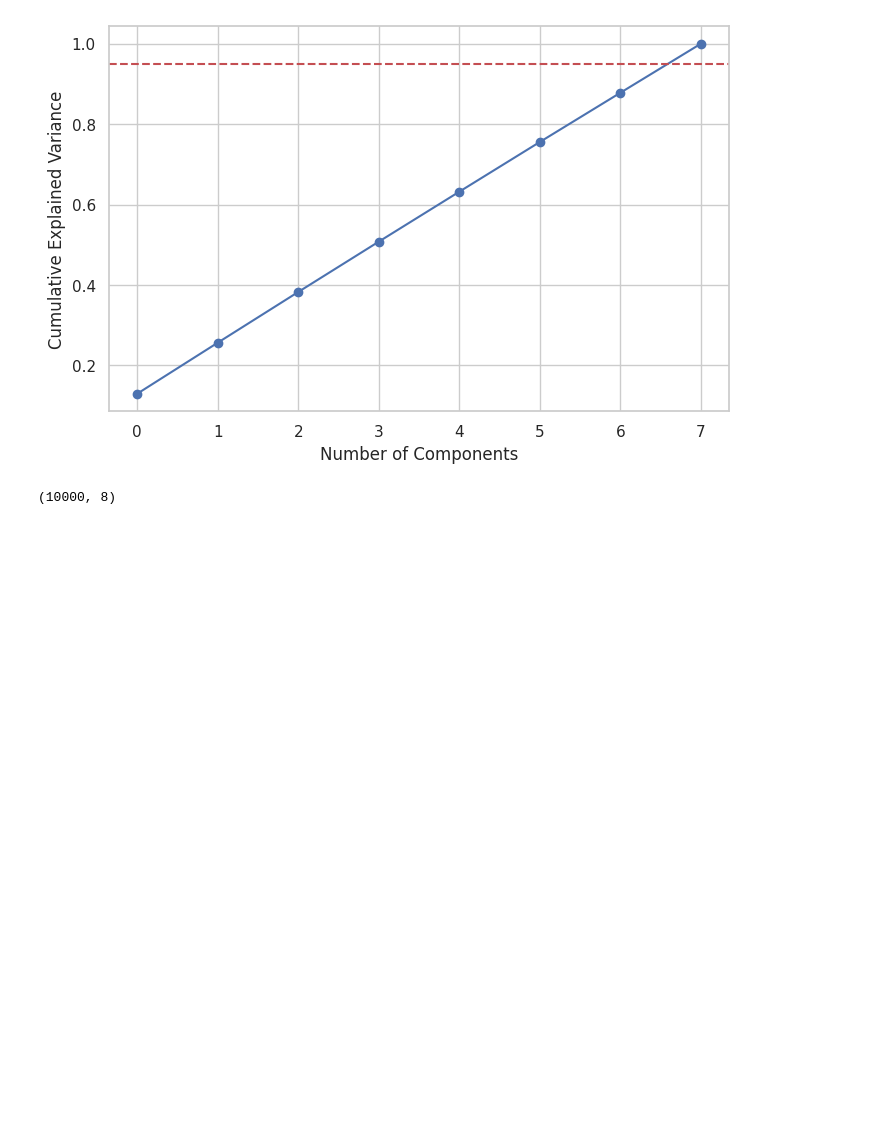
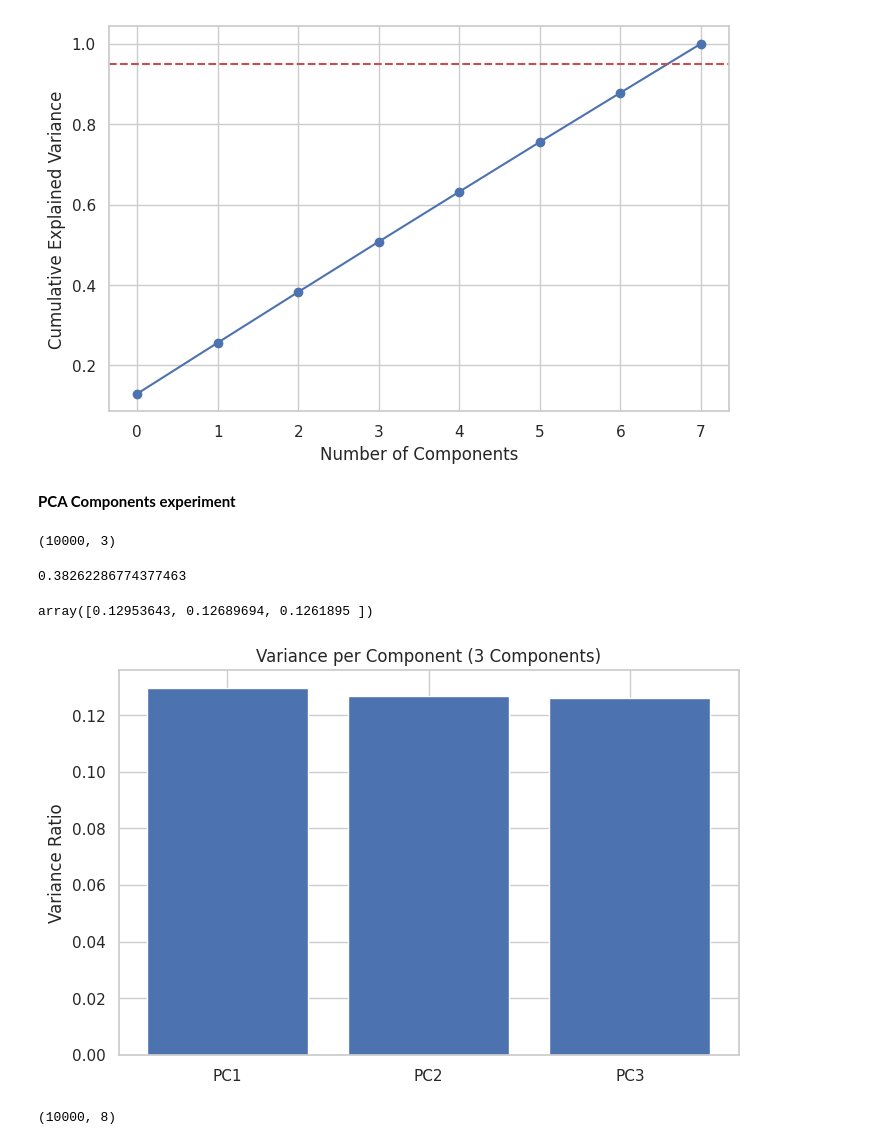
Before and after one commit to YamenObeidat/Activity-3--DBSCAN-PCA, a Jupyter notebook: final_project_2.ipynb, the cells around one changed output. Cells and saved outputs as stored; diff of their text form; code cells hidden in the pictures; blank space fills up the shorter version.

```diff
--- a/final_project_2.ipynb
+++ b/final_project_2.ipynb
@@ -100,6 +100,32 @@ plt.axhline(y=0.95, color='r', linestyle='--')
 plt.show()
 # %% [output]
 [figure]
+# %% [markdown]
+**PCA Components experiment**
+# %%
+pca_reduced = PCA(n_components=3)
+
+X_pca_3 = pca_reduced.fit_transform(X_scaled)
+
+print(X_pca_3.shape)
+# %% [output]
+(10000, 3)
+# %%
+total_variance_3 = np.sum(pca_reduced.explained_variance_ratio_)
+print(total_variance_3)
+
+pca_reduced.explained_variance_ratio_
+# %% [output]
+0.38262286774377463
+array([0.12953643, 0.12689694, 0.1261895 ])
+# %%
+plt.figure(figsize=(8, 5))
+plt.bar(['PC1', 'PC2', 'PC3'], pca_reduced.explained_variance_ratio_)
+plt.title('Variance per Component (3 Components)')
+plt.ylabel('Variance Ratio')
+plt.show()
+# %% [output]
+[figure, added]
 # %%
 pca_final = PCA(n_components=0.95)
 X_pca = pca_final.fit_transform(X_scaled)
```
